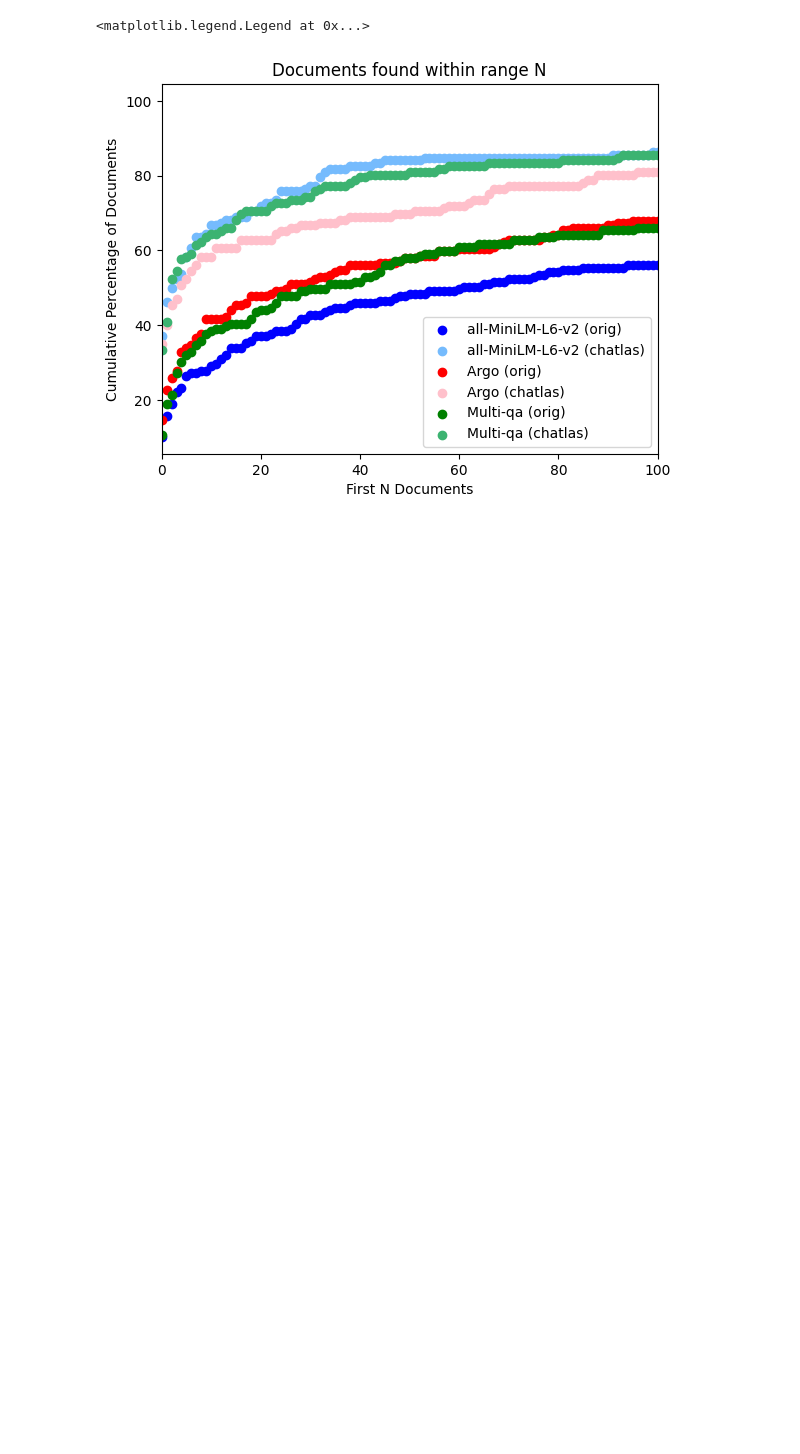
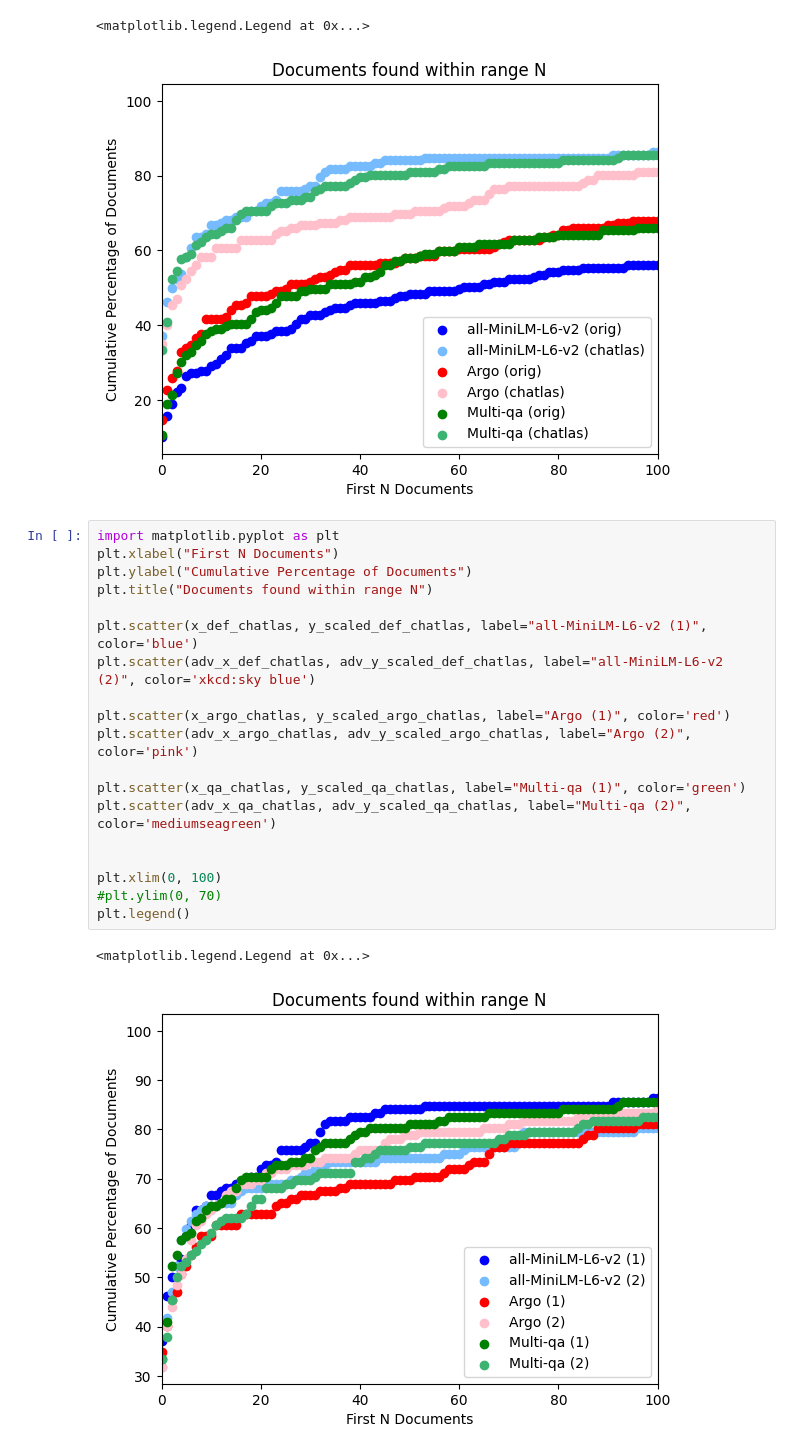
Before and after one commit to corrodis/mu2eDocChat, a Jupyter notebook: examples/PlotsExample.ipynb, the cells around one changed output. Saved outputs shown, nothing was run; the diff lists cells and outputs as text; blank space fills up the shorter version.

```diff
--- a/examples/PlotsExample.ipynb
+++ b/examples/PlotsExample.ipynb
@@ -145,3 +161,25 @@ plt.legend()
 # %% [output]
 <matplotlib.legend.Legend at 0x...>
 [figure]
+# %%
+import matplotlib.pyplot as plt
+plt.xlabel("First N Documents")
+plt.ylabel("Cumulative Percentage of Documents")
+plt.title("Documents found within range N")
+
+plt.scatter(x_def_chatlas, y_scaled_def_chatlas, label="all-MiniLM-L6-v2 (1)", color='blue')
+plt.scatter(adv_x_def_chatlas, adv_y_scaled_def_chatlas, label="all-MiniLM-L6-v2 (2)", color='xkcd:sky blue')
+
+plt.scatter(x_argo_chatlas, y_scaled_argo_chatlas, label="Argo (1)", color='red')
+plt.scatter(adv_x_argo_chatlas, adv_y_scaled_argo_chatlas, label="Argo (2)", color='pink')
+
+plt.scatter(x_qa_chatlas, y_scaled_qa_chatlas, label="Multi-qa (1)", color='green')
+plt.scatter(adv_x_qa_chatlas, adv_y_scaled_qa_chatlas, label="Multi-qa (2)", color='mediumseagreen')
+
+
+plt.xlim(0, 100)
+#plt.ylim(0, 70)
+plt.legend()
+# %% [output]
+<matplotlib.legend.Legend at 0x...>
+[figure, added]
```
Also changed, not shown: parts of 9 cells of this notebook.
